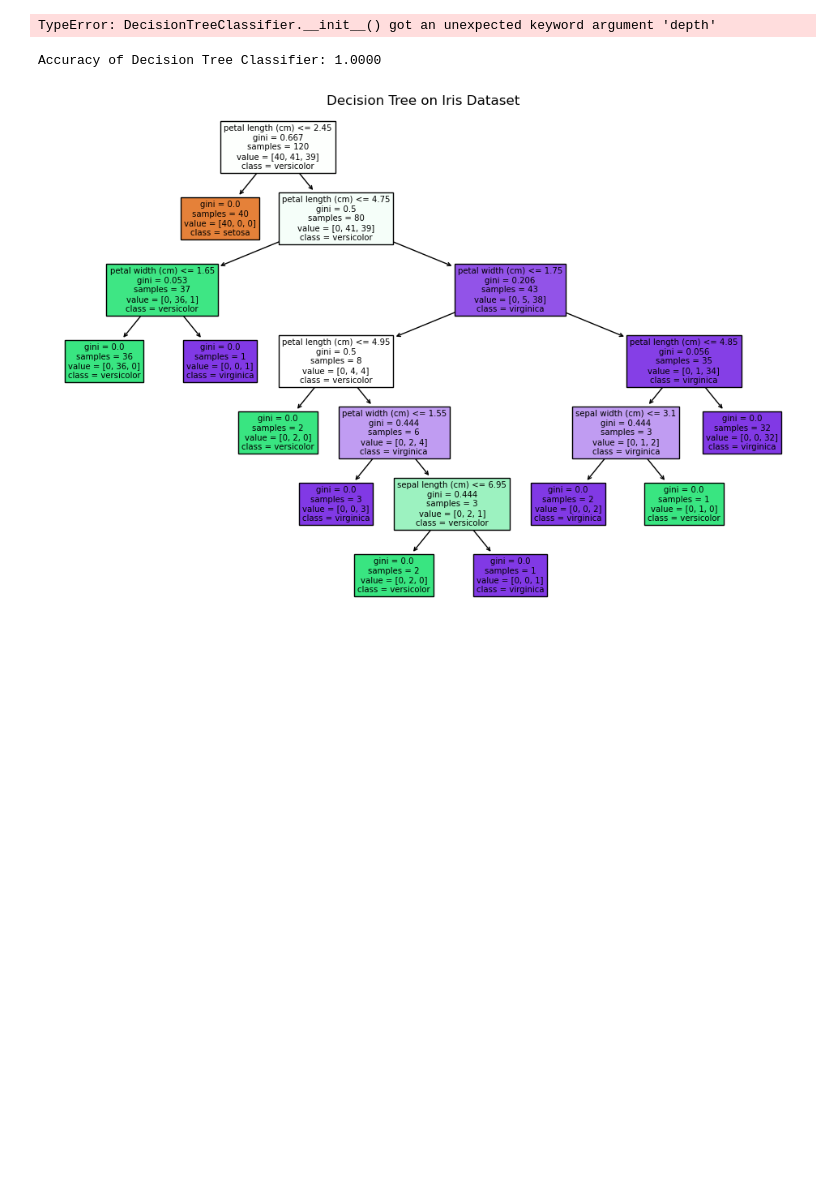
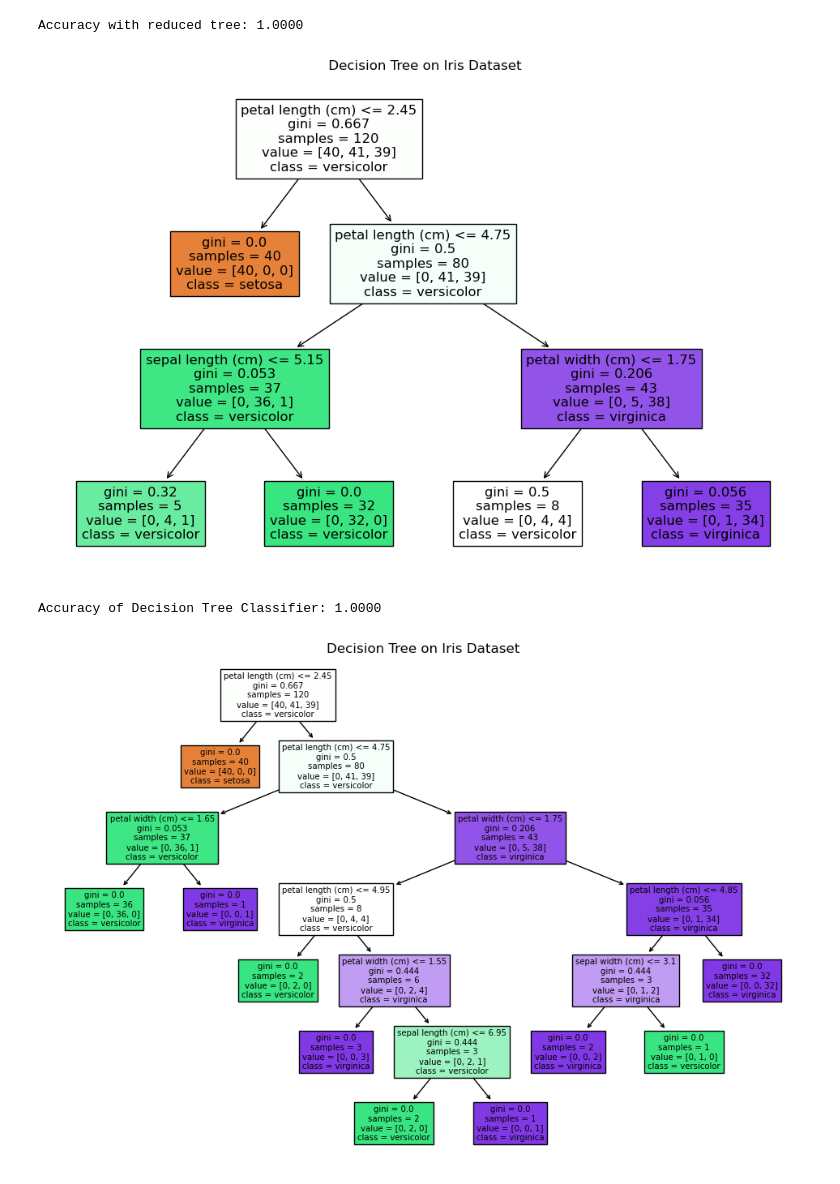
Before and after one commit to hadeelashams/Data-Science, a Jupyter notebook: decisionTree.ipynb, the cells around one changed output. Cells and saved outputs as stored; diff of their text form; code cells hidden in the pictures; blank space fills up the shorter version.

```diff
--- a/decisionTree.ipynb
+++ b/decisionTree.ipynb
@@ -1,36 +1,37 @@
 # %%
 import numpy as np
 import matplotlib.pyplot as plt
 from sklearn.datasets import load_iris
 from sklearn import tree
 from sklearn.model_selection import train_test_split
 from sklearn.tree import DecisionTreeClassifier
 from sklearn.metrics import accuracy_score
 
 # Load the Iris dataset
 data = load_iris()
 X = data.data
 y = data.target
 
 # Split dataset
 X_train, X_test, y_train, y_test = train_test_split(X, y, test_size=0.2, random_state=42)
 
 # Create Decision Tree with limited depth and min samples per leaf
-dt_model = DecisionTreeClassifier(depth=3,leaf=5)
+dt_model = DecisionTreeClassifier(max_depth=3, min_samples_leaf=5, random_state=42)
 dt_model.fit(X_train, y_train)
 
 # Predict and calculate accuracy
 y_pred = dt_model.predict(X_test)
 accuracy = accuracy_score(y_test, y_pred)
 print(f'Accuracy with reduced tree: {accuracy:.4f}')
 
 # Plot the simplified tree
 plt.figure(figsize=(12,8))
 tree.plot_tree(dt_model, feature_names=data.feature_names, class_names=data.target_names, filled=True)
-plt.title('Decision Tree on Iris Dataset')
+plt.title(' Decision Tree on Iris Dataset')
 plt.show()
 # %% [output]
-TypeError: DecisionTreeClassifier.__init__() got an unexpected keyword argument 'depth'
+Accuracy with reduced tree: 1.0000
+[figure, added]
 # %%
 import numpy as np
 import matplotlib.pyplot as plt
```
